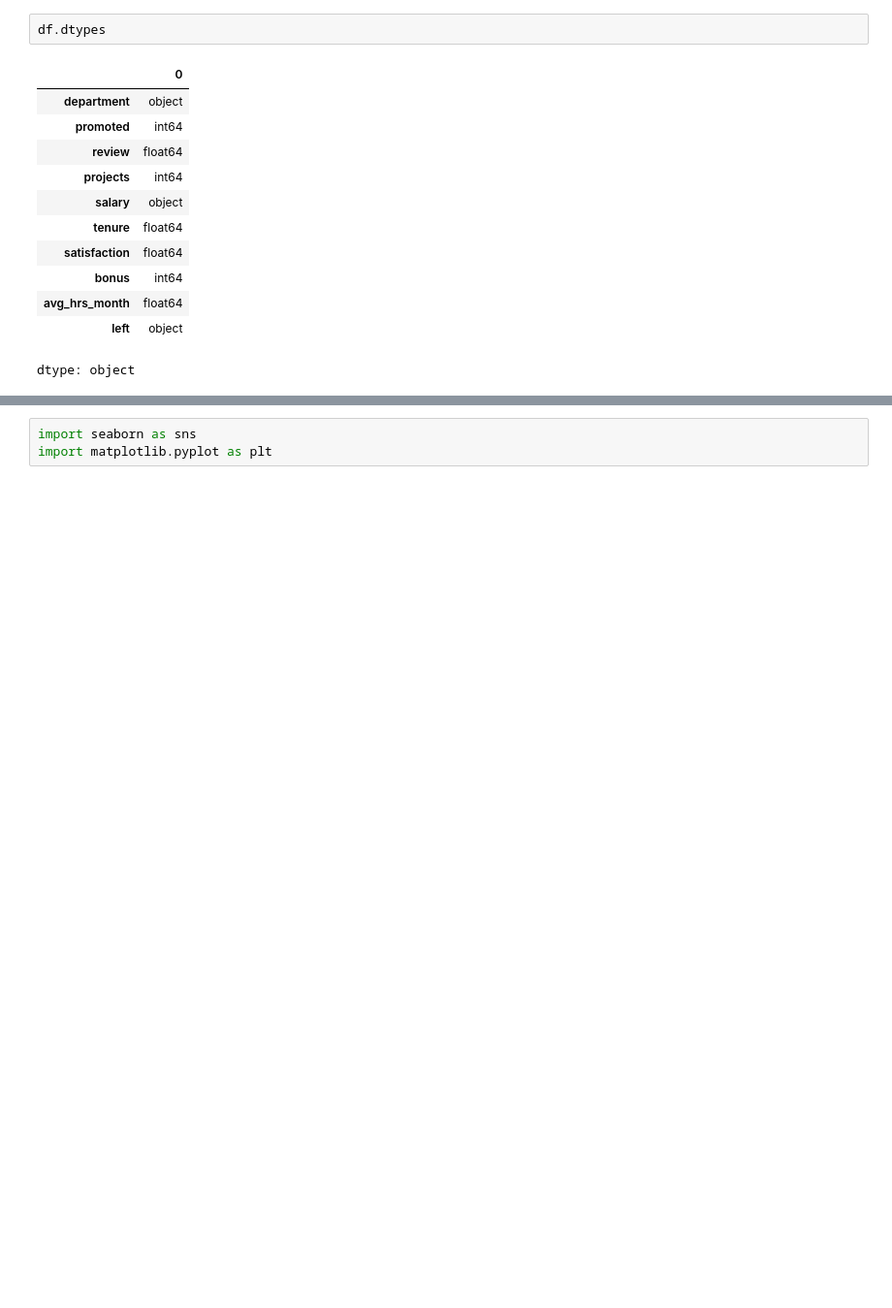
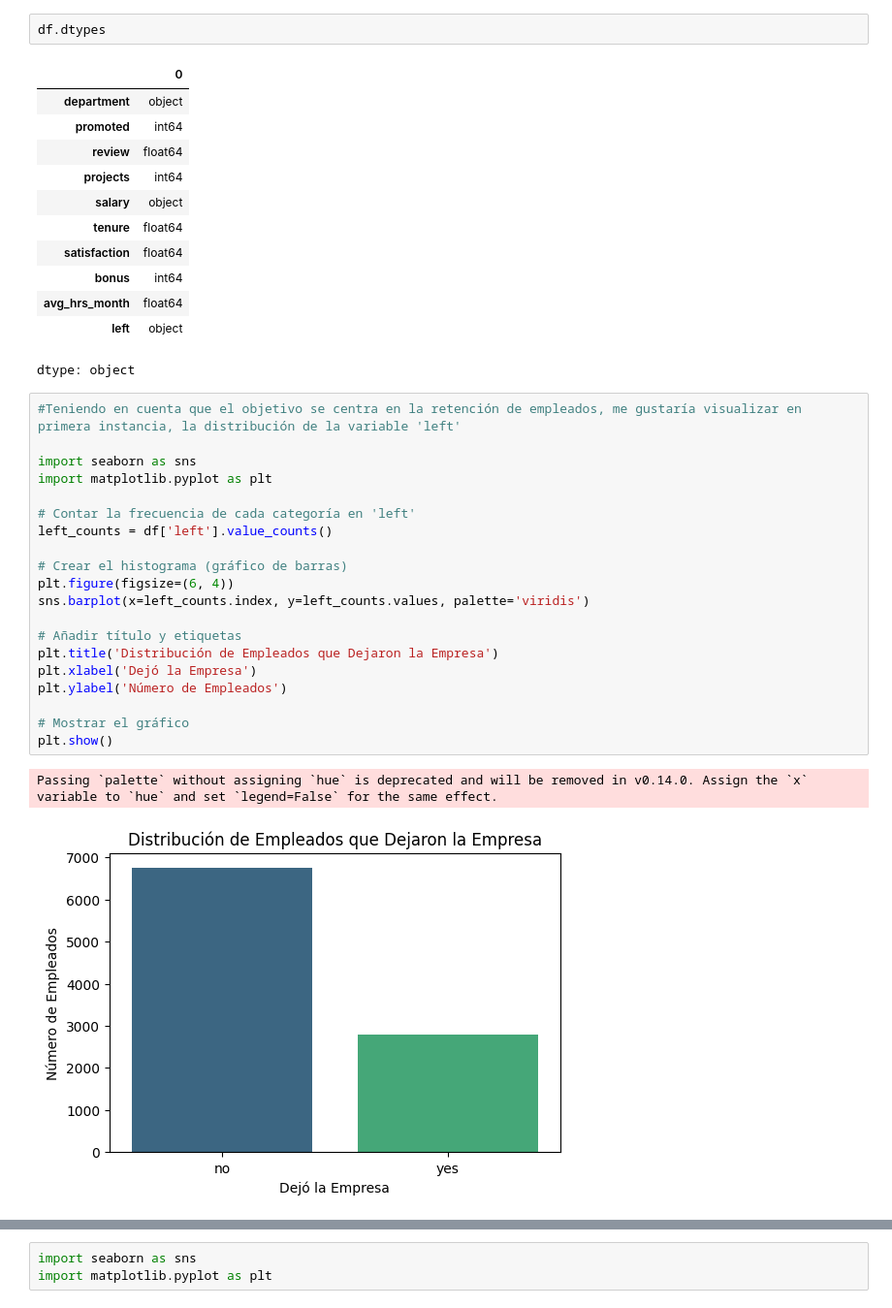
Before and after one commit to HerlisDeAlba/analisis-exploratorio, a Jupyter notebook: Taller 2 Análisis univariado.ipynb, the cells around one changed output, grey strips where cells are left out. Shown: that part at 97% size. Drawn from its saved outputs; the diff is of its cells as text; blank space fills up the shorter version.

```diff
--- a/Taller 2 Análisis univariado.ipynb
+++ b/Taller 2 Análisis univariado.ipynb
@@ -259,4 +264,27 @@ df.dtypes
 | avg_hrs_month | float64 |
 | left | object |
 dtype: object
+# %%
+#Teniendo en cuenta que el objetivo se centra en la retención de empleados, me gustaría visualizar en primera instancia, la distribución de la variable 'left'
+
+import seaborn as sns
+import matplotlib.pyplot as plt
+
+# Contar la frecuencia de cada categoría en 'left'
+left_counts = df['left'].value_counts()
+
+# Crear el histograma (gráfico de barras)
+plt.figure(figsize=(6, 4))
+sns.barplot(x=left_counts.index, y=left_counts.values, palette='viridis')
+
+# Añadir título y etiquetas
+plt.title('Distribución de Empleados que Dejaron la Empresa')
+plt.xlabel('Dejó la Empresa')
+plt.ylabel('Número de Empleados')
+
+# Mostrar el gráfico
+plt.show()
+# %% [output]
+Passing `palette` without assigning `hue` is deprecated and will be removed in v0.14.0. Assign the `x` variable to `hue` and set `legend=False` for the same effect.
+[figure, added]
 # %% [markdown]
```
Also changed, not shown: parts of 18 cells of this notebook.
